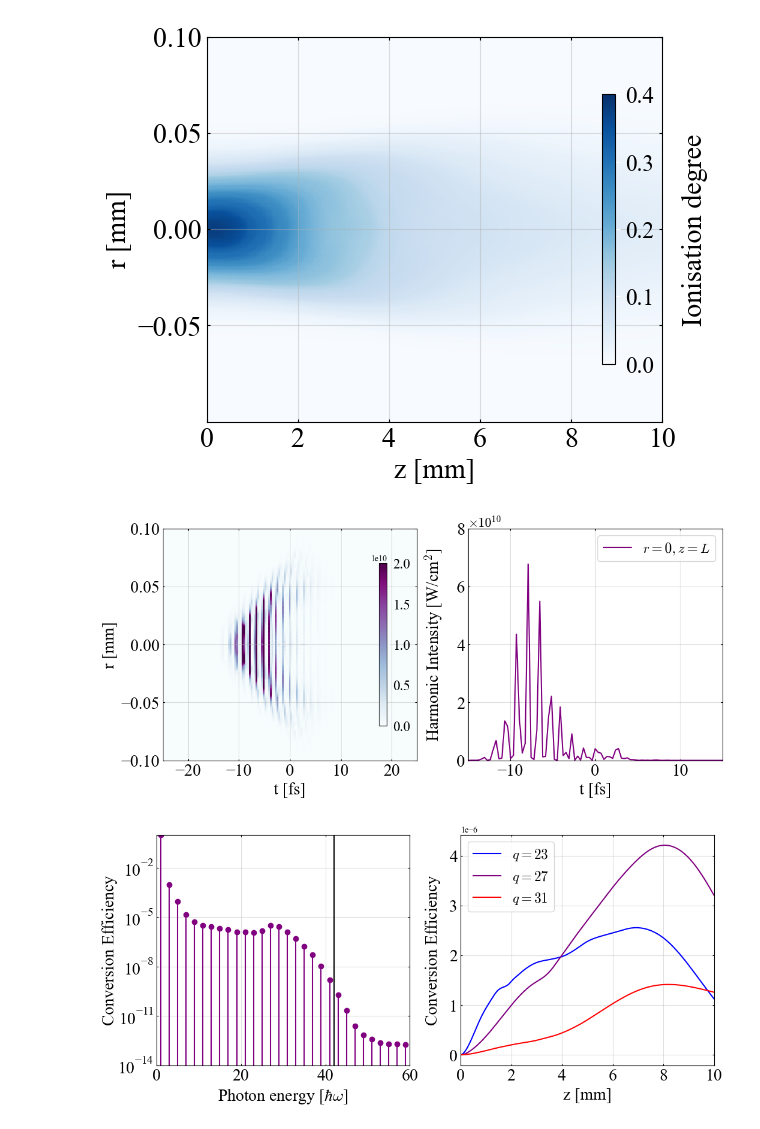
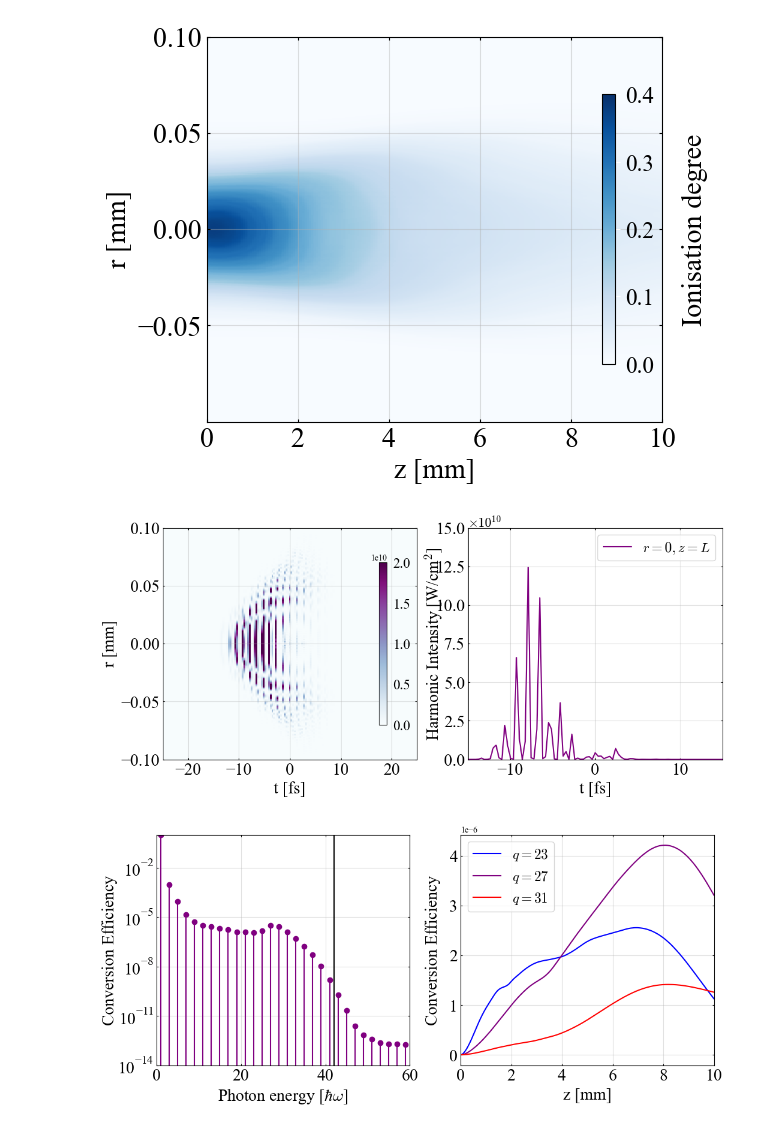
Before and after one commit to HarmonicPropagation/HarP, a Jupyter notebook: analysis.ipynb, the cells around one changed output. Cells and saved outputs as stored; diff of their text form; code cells hidden in the pictures.

```diff
--- a/analysis.ipynb
+++ b/analysis.ipynb
@@ -57,7 +57,7 @@ with h5py.File(path_ref+'DiagRealField.h5', 'r') as h5:
             REq[q,j,:,:] = h5[order[q]][dataset_name][:,:]
         for q in range (len(order)):
             for qi in range (q,len(order)):
-                REt[q,j,:]  += REq[qi,j,-1,:]*np.exp(-1j*t[j]*omega0*orderN[qi]) #-1 to take the last position z
+                REt[q,j,:]  += 1/2.*(REq[qi,j,-1,:]*np.exp(-1j*t[j]*omega0*orderN[qi])+np.conjugate(REq[qi,j,-1,:]*np.exp(-1j*t[j]*omega0*orderN[qi]))) #-1 to take the last position z
 
 
 with h5py.File(path_ref+'DiagEnergy.h5', 'r') as h5:
@@ -194,8 +194,8 @@ cmmm="BuPu"
 fig, axs = plt.subplots(1,2,figsize=(12,5))
 iq=11 #corresponding to harmonic larger than orderN[iq] (orderN[11]=23)
 ax=axs[0]
-img = ax.pcolormesh(t*1E15,r*1E3 ,(np.abs(REt[iq,:,:])**2*eps0*c/2.*1E-4).T,cmap=cmmm,vmax=vmm1)
-img = ax.pcolormesh(t*1E15,-r*1E3 ,(np.abs(REt[iq,:,:])**2*eps0*c/2.*1E-4).T,cmap=cmmm,vmax=vmm1)
+img = ax.pcolormesh(t*1E15,r*1E3 ,(np.abs(REt[iq,:,:])**2*eps0*c*1E-4).T,cmap=cmmm,vmax=vmm1)
+img = ax.pcolormesh(t*1E15,-r*1E3 ,(np.abs(REt[iq,:,:])**2*eps0*c*1E-4).T,cmap=cmmm,vmax=vmm1)
 
 cbar = fig.colorbar(img,ax=ax,shrink=0.7,pad=-0.15)
 cbar.set_label(r'Harmonic Intensity [W/cm$^2$]',fontsize=fontsizz,color='black',labelpad=15)
@@ -217,37 +217,37 @@ ax.tick_params(
     right=True
 )
 
 
 ax=axs[1]
 ir=0 #at r=0
 iq=11 #corresponding to harmonic order orderN[iq] (here 23)
 
-ax.plot(t*1E15,(np.abs(REt[iq,:,ir])**2*eps0*c/2.*1E-4)*1E-10,'-',color='purple',label=r'$r=0, z=L$')
-ax.text(-15,8.05,r'$\times 10^{10}$',fontsize=fontsizz/1.3)
+ax.plot(t*1E15,(np.abs(REt[iq,:,ir])**2*eps0*c*1E-4)*1E-10,'-',color='purple',label=r'$r=0, z=L$')
+ax.text(-15,15.05,r'$\times 10^{10}$',fontsize=fontsizz/1.3)
 ax.set_xlim(-15,15)
 
-ax.set_ylim(0.,8.)
+ax.set_ylim(0.,15.)
 ax.grid(alpha=0.4)
 
 #ax.set_ylabel(r'Harmonic Field Intensity [W/cm$^2$]',fontsize=fontsizz,labelpad=5)
 ax.set_xlabel('t [fs]',fontsize=fontsizz)
 ax.tick_params(labelsize=labelsizz)
 
 ax.tick_params(
     axis='both',
     which='both',
     #width=0.4,
     length=2.0,
     direction='in',
     top=True,
     right=True
 )
 ax.legend(fontsize=fontsizz/1.2,loc='upper right')
 
 #plt.savefig('doc/source/_static/fig_Iq.png',format='png',transparent=True,bbox_inches="tight")
 plt.show()
 # %% [output]
-[figure, old version]
+[figure, new version]
 # %%
 fig, axs = plt.subplots(1,2,figsize=(12,5))
 
```
Also changed, not shown: 9 other files.
